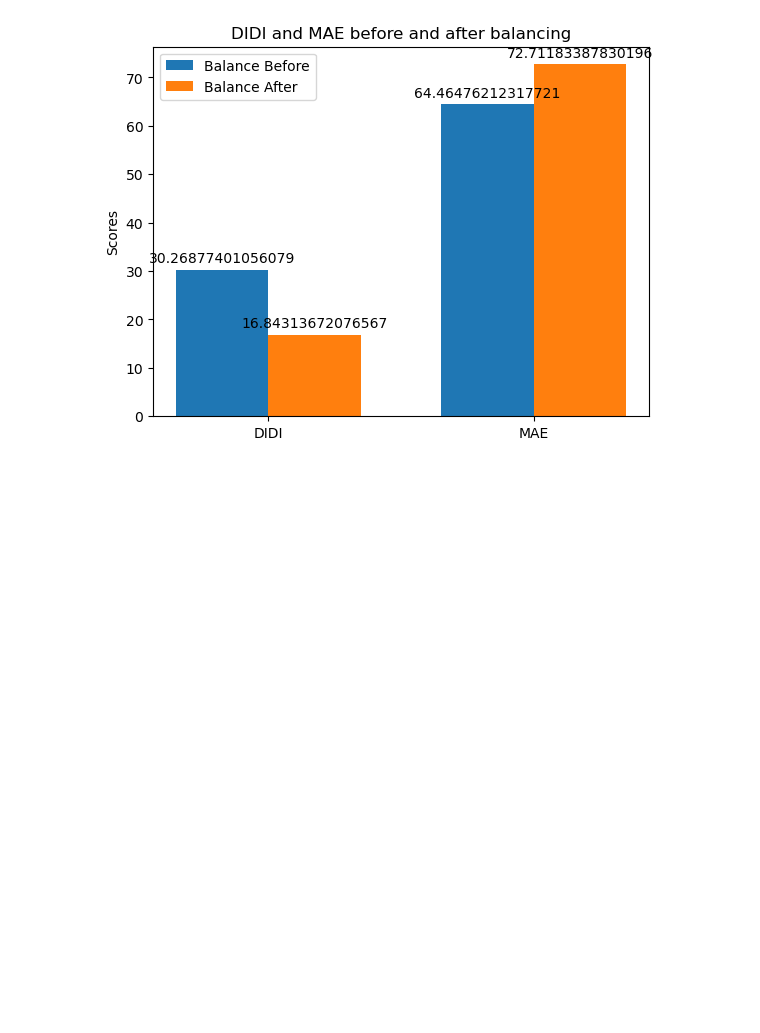
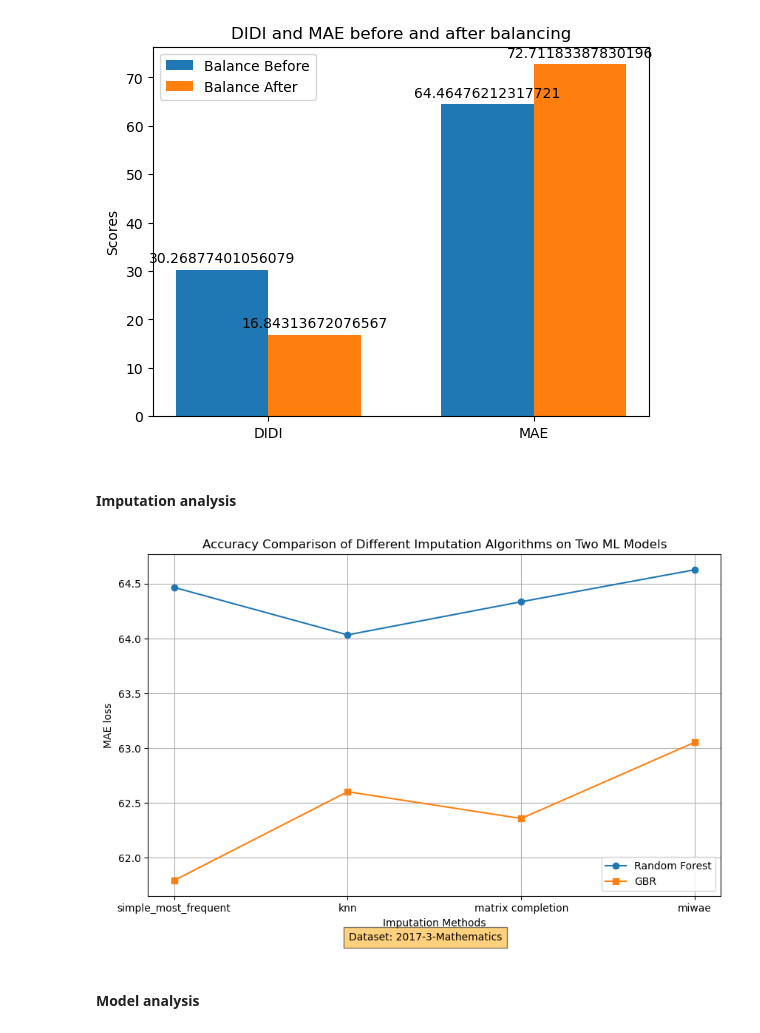
Before and after one commit to soulofshadow/zeng-AIIproject-AI_Assisted_Identification_of_Disadvantaged_Students, a Jupyter notebook: Project.ipynb, the cells around one changed output. Cells and saved outputs as stored; diff of their text form; code cells hidden in the pictures; blank space fills up the shorter version.

```diff
--- a/Project.ipynb
+++ b/Project.ipynb
@@ -194,3 +215,5 @@ def gradient_boosting(dataset):
     y_pred = gb.predict(X_test)
     accuracy = mean_absolute_error(y_test, y_pred)
     print(f'Test Accuracy: {accuracy}')
+
+    return y_test, y_pred, accuracy
@@ -259,3 +286,5 @@ add_labels(bars2)
 plt.show()
 # %% [output]
 [figure]
+# %% [markdown]
+#### Imputation analysis
@@ -261,0 +313,30 @@ plt.show()
+# %%
+import matplotlib.pyplot as plt
+
+# Imputation methods
+algorithms = imputation_methods
+
+# MAE Loss
+accuracy_model_a = rf_results
+accuracy_model_b = gbr_results
+
+plt.figure(figsize=(10, 6))
+plt.plot(algorithms, accuracy_model_a, marker='o', label='Random Forest')
+plt.plot(algorithms, accuracy_model_b, marker='s', label='GBR')
+
+
+plt.title('Accuracy Comparison of Different Imputation Algorithms on Two ML Models')
+plt.xlabel('Imputation Methods')
+plt.ylabel('MAE loss')
+
+
+dataset = "2017-3-Mathematics"
+plt.figtext(0.5, 0.01, f"Dataset: {dataset}", ha="center", fontsize=10, bbox={"facecolor":"orange", "alpha":0.5, "pad":5})
+
+plt.legend()
+plt.grid(True)
+plt.show()
+# %% [output]
+[figure, added]
+# %% [markdown]
+#### Model analysis
```
Also changed, not shown: parts of 18 cells of this notebook.
